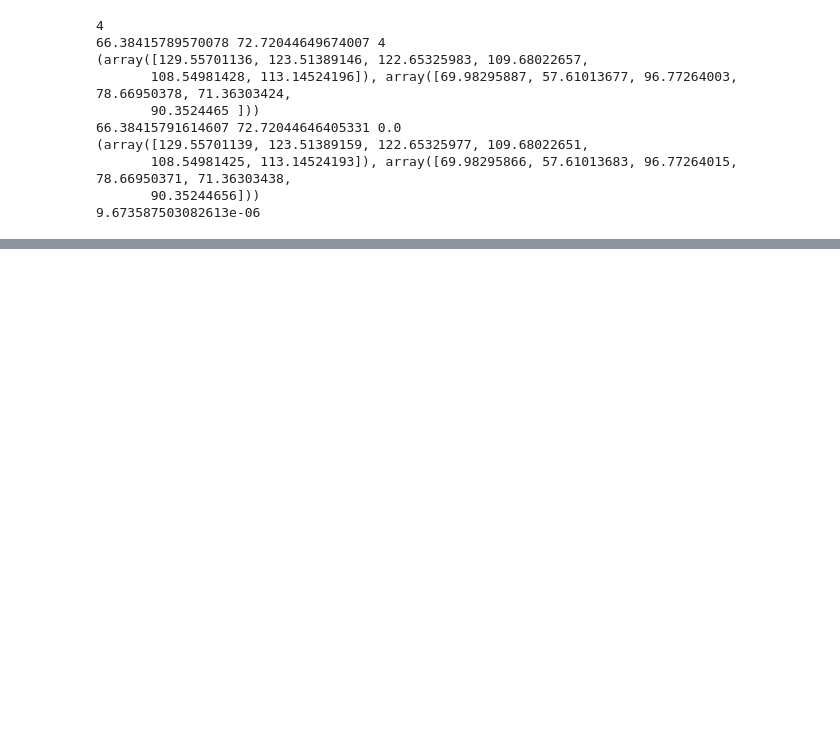
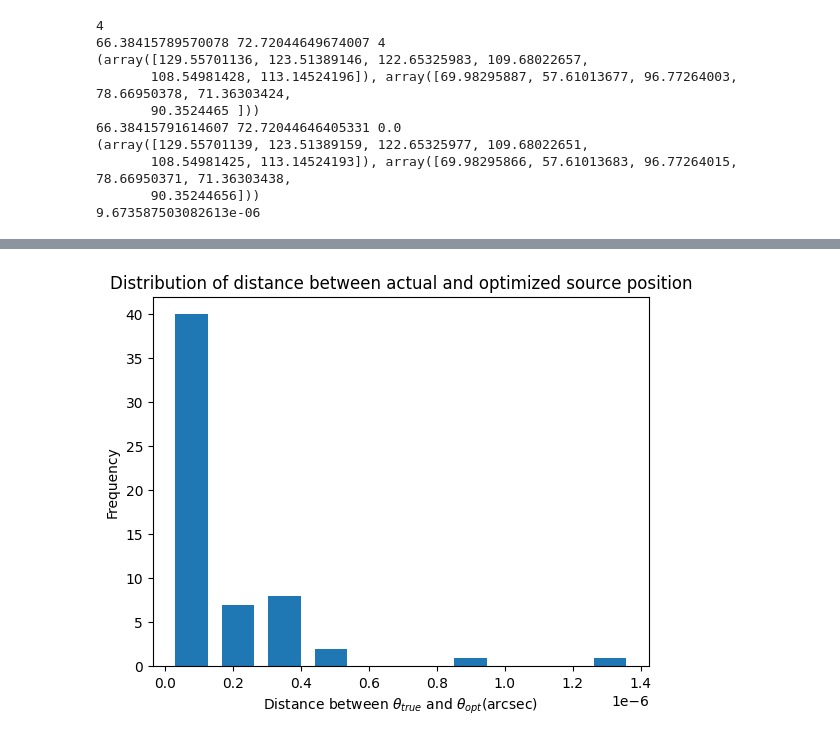
Before and after one commit to diceandcats/GWlensing_Brian, a Jupyter notebook: only_dt.ipynb, the cells around one changed output, grey strips where cells are left out. Cells and saved outputs as stored; diff of their text form; code cells hidden in the pictures; blank space fills up the shorter version.

```diff
--- a/only_dt.ipynb
+++ b/only_dt.ipynb
@@ -206,0 +232,15 @@ print(diff)
+# %%
+# plot distribution of chi squared values from the csv file
+src = pd.read_csv('src_pos_for_distribution_2nd.csv')
+diff = src['diff'].values
+# Omit the chi squared values that is larger than 1
+diff = diff[diff < 1]
+
+plt.hist(diff, bins=10, rwidth=0.7)
+plt.xlabel(r'Distance between $\theta_{true}$ and $\theta_{opt}$(arcsec)')
+plt.ylabel('Frequency')
+plt.title('Distribution of distance between actual and optimized source position')
+#plt.figtext(0.5, -0.1, 'Figure 4: Distribution of difference in actual and optimized source position in arcsec.\nMost of the optimized source positions have discrepancy smaller than $10^{-7}$ arcsec, which\nindicates again the high accuracy of localization which is nearly pinpointing the source location. \nNote that the one event with fail localization is opt out as the identification of clsuter also failed.', ha='center', fontsize = 8)
+plt.show()
+# %% [output]
+[figure, added]
```
Also changed, not shown: parts of 2 cells of this notebook, 17 other files.
